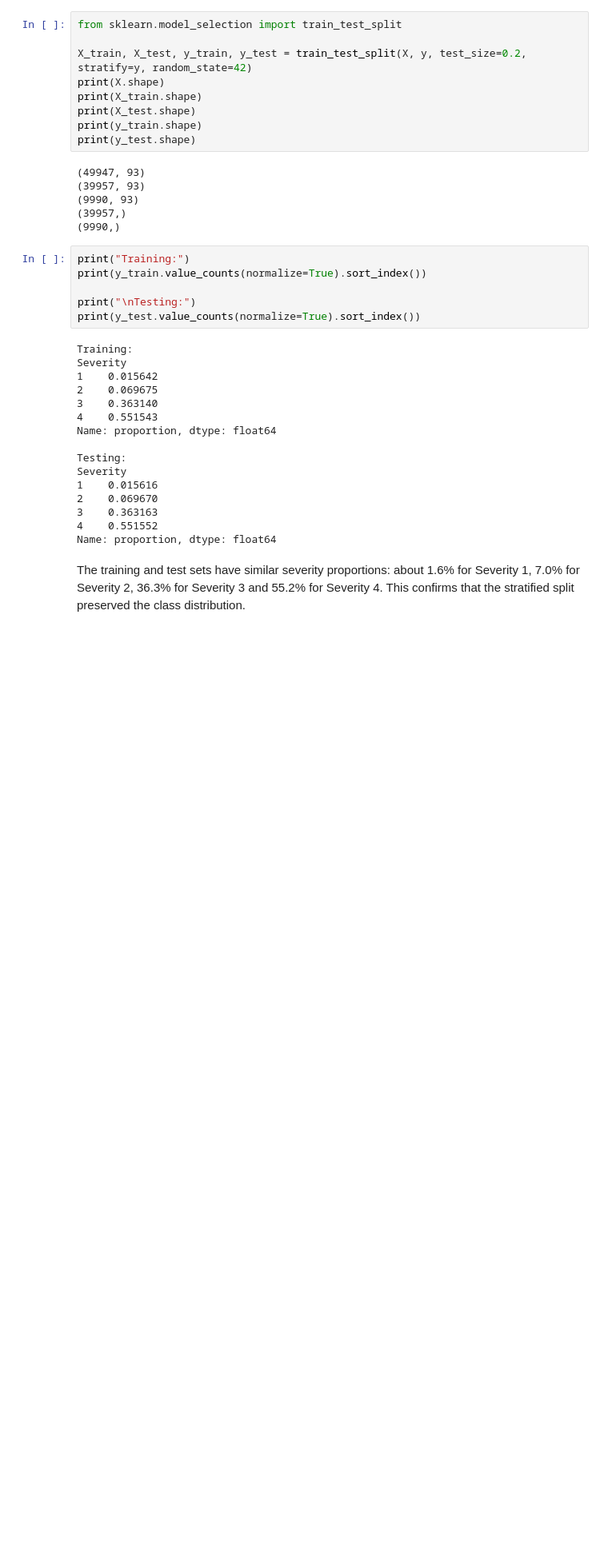
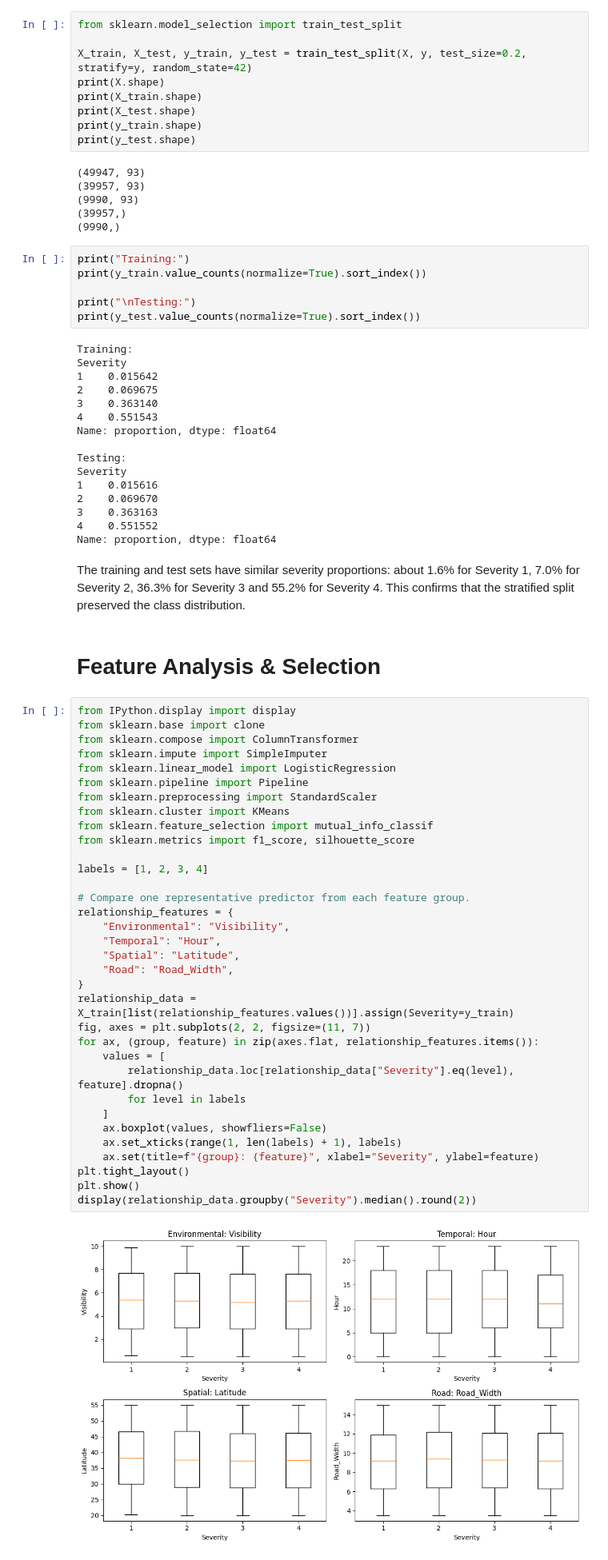
Before and after one commit to zeemohamed7/ai-traffic-project, a Jupyter notebook: IT7009_Traffic_Incident_FeatureAnalysis.ipynb, the cells around one changed output. Shown at 80% size. Saved outputs shown, nothing was run; the diff lists cells and outputs as text; blank space fills up the shorter version.

Commit message:
Feature Analysis and Selection

```diff
--- a/IT7009_Traffic_Incident_FeatureAnalysis.ipynb
+++ b/IT7009_Traffic_Incident_FeatureAnalysis.ipynb
@@ -1211,3 +1211,41 @@ Severity
 Name: proportion, dtype: float64
 # %% [markdown]
 The training and test sets have similar severity proportions: about 1.6% for Severity 1, 7.0% for Severity 2, 36.3% for Severity 3 and 55.2% for Severity 4. This confirms that the stratified split preserved the class distribution.
+# %% [markdown]
+# Feature Analysis & Selection
+# %%
+from IPython.display import display
+from sklearn.base import clone
+from sklearn.compose import ColumnTransformer
+from sklearn.impute import SimpleImputer
+from sklearn.linear_model import LogisticRegression
+from sklearn.pipeline import Pipeline
+from sklearn.preprocessing import StandardScaler
+from sklearn.cluster import KMeans
+from sklearn.feature_selection import mutual_info_classif
+from sklearn.metrics import f1_score, silhouette_score
+
+labels = [1, 2, 3, 4]
+
+# Compare one representative predictor from each feature group.
+relationship_features = {
+    "Environmental": "Visibility",
+    "Temporal": "Hour",
+    "Spatial": "Latitude",
+    "Road": "Road_Width",
+}
+relationship_data = X_train[list(relationship_features.values())].assign(Severity=y_train)
+fig, axes = plt.subplots(2, 2, figsize=(11, 7))
+for ax, (group, feature) in zip(axes.flat, relationship_features.items()):
+    values = [
+        relationship_data.loc[relationship_data["Severity"].eq(level), feature].dropna()
+        for level in labels
+    ]
+    ax.boxplot(values, showfliers=False)
+    ax.set_xticks(range(1, len(labels) + 1), labels)
+    ax.set(title=f"{group}: {feature}", xlabel="Severity", ylabel=feature)
+plt.tight_layout()
+plt.show()
+display(relationship_data.groupby("Severity").median().round(2))
+# %% [output]
+[figure, added]
```
Also changed, not shown: parts of 11 cells of this notebook.
